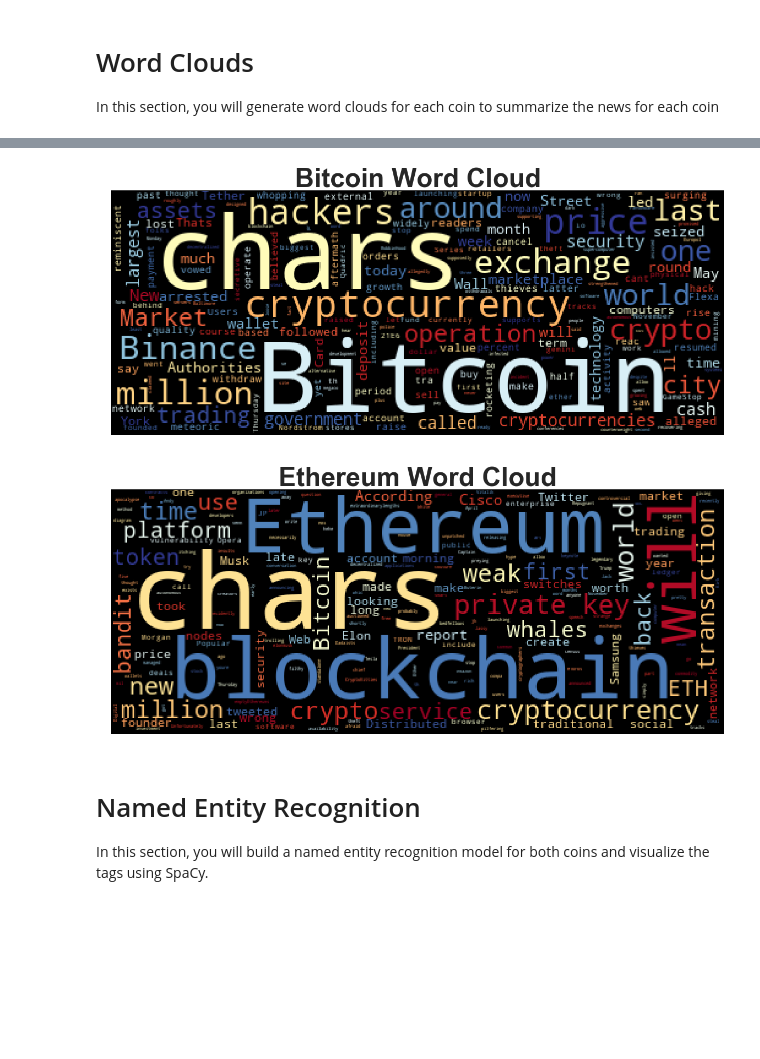
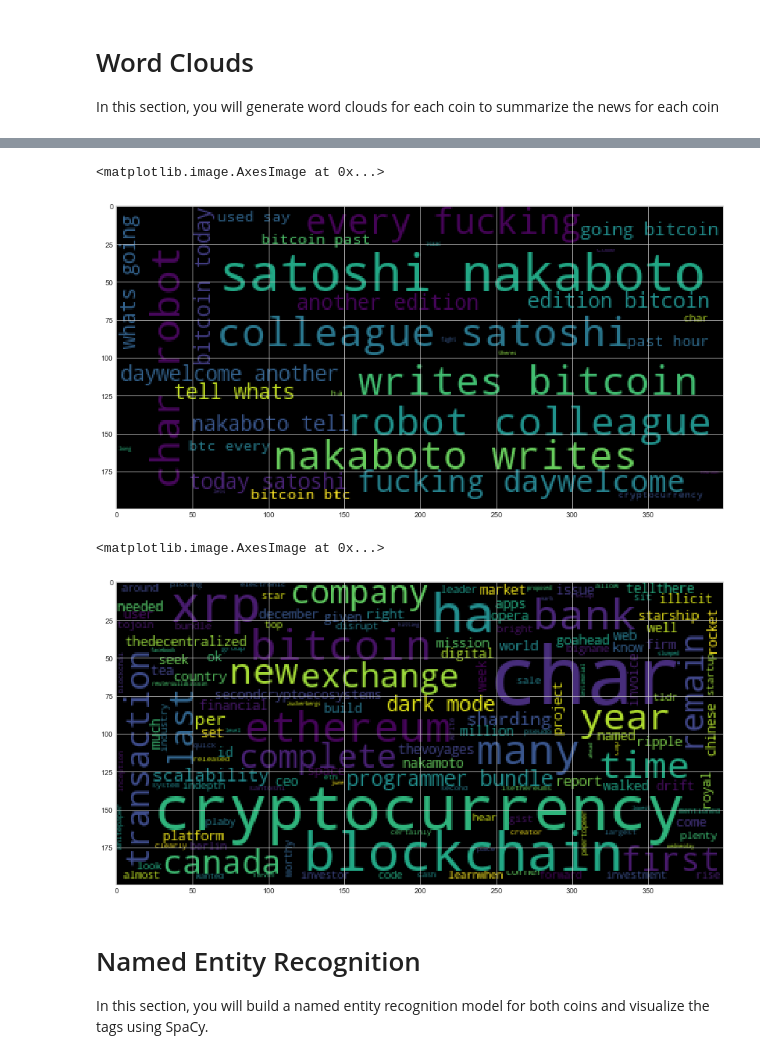
Before and after one commit to JD-FinTech/12_NLP, a Jupyter notebook: crypto_sentiment_JDM.ipynb, the cells around one changed output, grey strips where cells are left out. Drawn from its saved outputs; the diff is of its cells as text; code cells hidden in the pictures; blank space fills up the shorter version.

```diff
--- a/crypto_sentiment_JDM.ipynb
+++ b/crypto_sentiment_JDM.ipynb
@@ -299,0 +284,8 @@ def tokenizer(text):
+# %%
+tokenized = []
+for i in bitcoin_tokens['Bitcoin title']:
+    tokenized_articles = tokenizer(i)
+    tokenized.append({'tokens title':tokenized_articles})
+# %%
+tokens_df= pd.DataFrame(tokenized)
+bitcoin_tokens['tokens_title'] = tokens_df
@@ -320,3 +341,8 @@ from collections import Counter
 from nltk import ngrams
 # %%
 # Generate the Bitcoin N-grams where N=2
+
+all_bitcoin_words = []
+for text in bitcoin_tokens['tokens_text']:
+    for word in text:
+        all_bitcoin_words.append(word)
@@ -404,4 +454,4 @@ from wordcloud import WordCloud
 import matplotlib.pyplot as plt
 plt.style.use('seaborn-whitegrid')
 import matplotlib as mpl
-mpl.rcParams['figure.figsize'] = [20.0, 10.0]
+mpl.rcParams['figure.figsize'] = [15.0, 10.0]
@@ -408,11 +465,19 @@ mpl.rcParams['figure.figsize'] = [20.0, 10.0]
 # %%
 # Generate the Bitcoin word cloud
+
+wc_bitcoin = WordCloud().generate(' '.join(all_bitcoin_words))
+plt.imshow(wc_bitcoin)
 # %% [output]
+<matplotlib.image.AxesImage at 0x...>
-[figure, old version]
+[figure, new version]
 # %%
 # Generate the Ethereum word cloud
+
+wc_ethereum = WordCloud().generate(' '.join(all_eth_words))
+plt.imshow(wc_ethereum)
 # %% [output]
+<matplotlib.image.AxesImage at 0x...>
-[figure, old version]
+[figure, new version]
 # %% [markdown]
 # Named Entity Recognition
 
```
Also changed, not shown: parts of 50 cells of this notebook.
